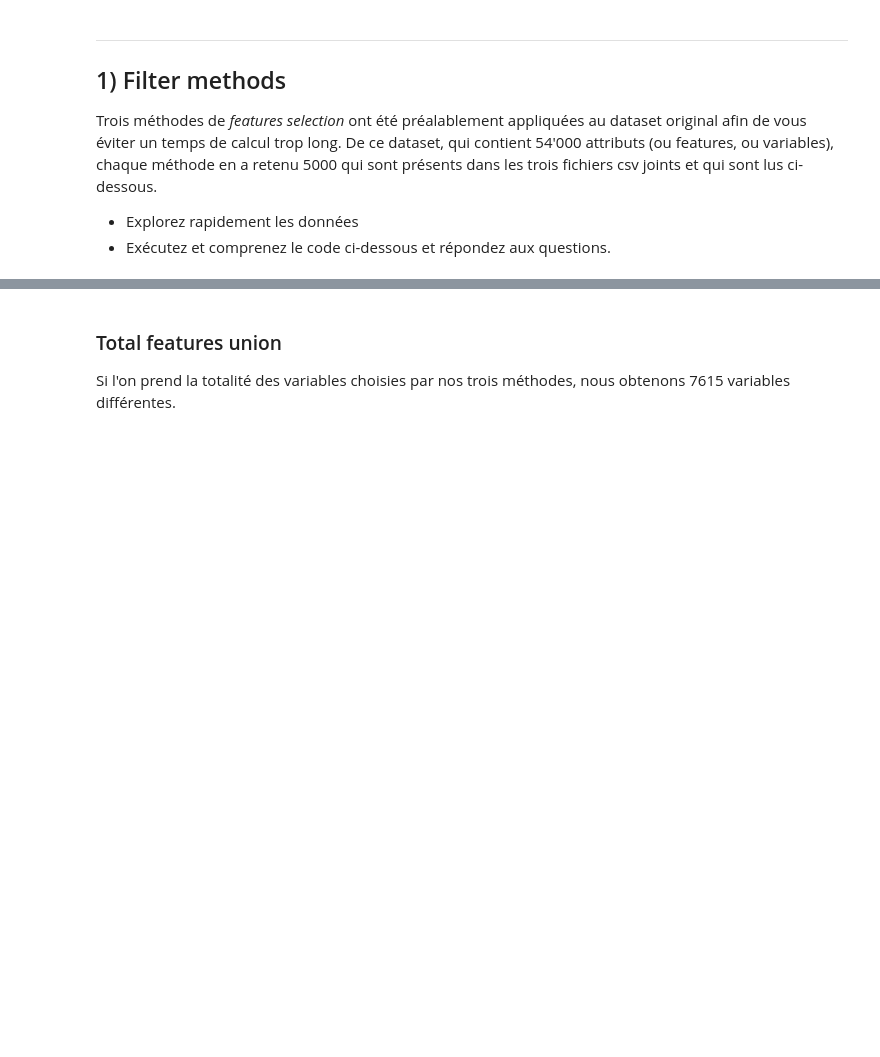
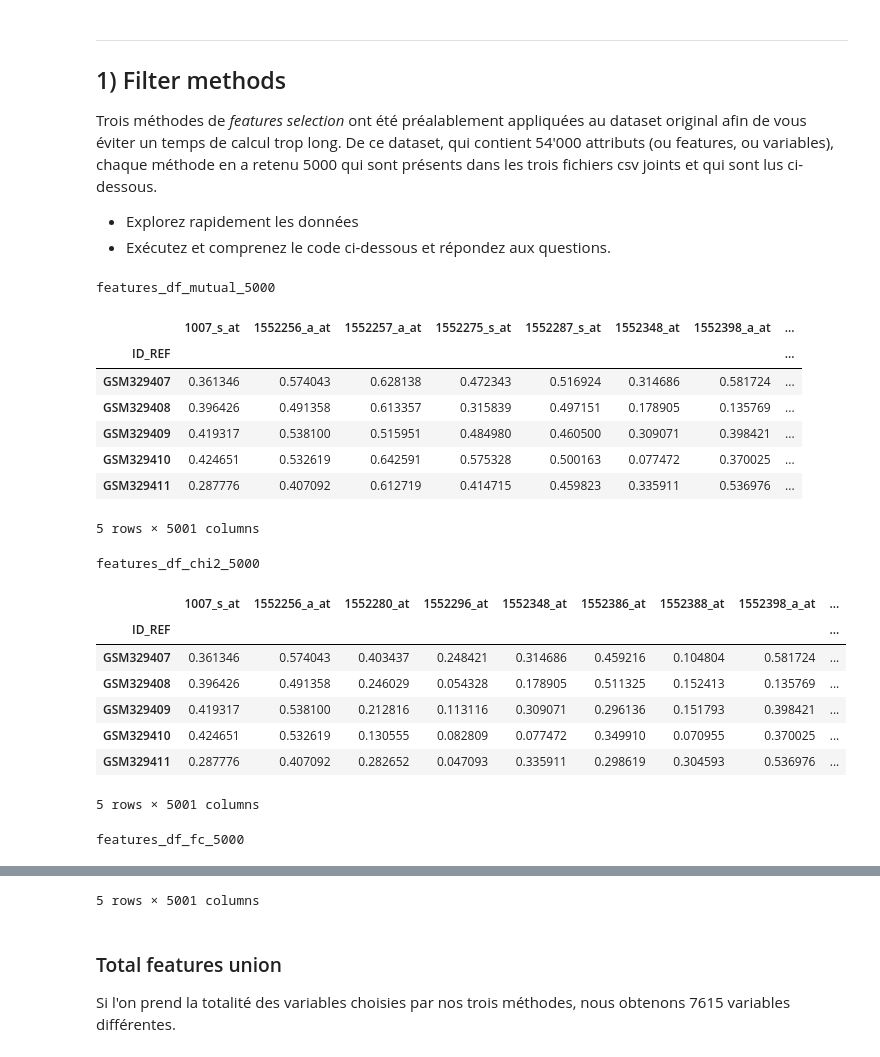
Before and after one commit to michaelstrefeler/XAI_Labs, a Jupyter notebook: TP1_Feature_Selection/XAI_TP1_2025_Billeter_Strefeler.ipynb, the cells around one changed output, grey strips where cells are left out. Saved outputs shown, nothing was run; the diff lists cells and outputs as text; code cells hidden in the pictures; blank space fills up the shorter version.

```diff
--- a/TP1_Feature_Selection/XAI_TP1_2025_Billeter_Strefeler.ipynb
+++ b/TP1_Feature_Selection/XAI_TP1_2025_Billeter_Strefeler.ipynb
@@ -82,3 +82,29 @@ features_df_chi2_5000 = pd.read_csv("./data/features_df_chi2_5000.csv", index_co
 features_df_fc_5000 = pd.read_csv("./data/features_df_fc_5000.csv", index_col='ID_REF')
 # %%
 # Explorez rapidement les 3 DataFrames pour bien comprendre les données.
+print('features_df_mutual_5000')
+display(features_df_mutual_5000.head())
+print('features_df_chi2_5000')
+display(features_df_chi2_5000.head())
+print('features_df_fc_5000')
+display(features_df_fc_5000.head())
+# %% [output]
+features_df_mutual_5000
+|  | 1007_s_at | 1552256_a_at | 1552257_a_at | 1552275_s_at | 1552287_s_at | 1552348_at | 1552398_a_at | ... |
+| ID_REF |  |  |  |  |  |  |  | ... |
+| GSM329407 | 0.361346 | 0.574043 | 0.628138 | 0.472343 | 0.516924 | 0.314686 | 0.581724 | ... |
+| GSM329408 | 0.396426 | 0.491358 | 0.613357 | 0.315839 | 0.497151 | 0.178905 | 0.135769 | ... |
+| GSM329409 | 0.419317 | 0.538100 | 0.515951 | 0.484980 | 0.460500 | 0.309071 | 0.398421 | ... |
+| GSM329410 | 0.424651 | 0.532619 | 0.642591 | 0.575328 | 0.500163 | 0.077472 | 0.370025 | ... |
+| GSM329411 | 0.287776 | 0.407092 | 0.612719 | 0.414715 | 0.459823 | 0.335911 | 0.536976 | ... |
+5 rows × 5001 columns
+features_df_chi2_5000
+|  | 1007_s_at | 1552256_a_at | 1552280_at | 1552296_at | 1552348_at | 1552386_at | 1552388_at | 1552398_a_at | ... |
+| ID_REF |  |  |  |  |  |  |  |  | ... |
+| GSM329407 | 0.361346 | 0.574043 | 0.403437 | 0.248421 | 0.314686 | 0.459216 | 0.104804 | 0.581724 | ... |
+| GSM329408 | 0.396426 | 0.491358 | 0.246029 | 0.054328 | 0.178905 | 0.511325 | 0.152413 | 0.135769 | ... |
+| GSM329409 | 0.419317 | 0.538100 | 0.212816 | 0.113116 | 0.309071 | 0.296136 | 0.151793 | 0.398421 | ... |
+| GSM329410 | 0.424651 | 0.532619 | 0.130555 | 0.082809 | 0.077472 | 0.349910 | 0.070955 | 0.370025 | ... |
+| GSM329411 | 0.287776 | 0.407092 | 0.282652 | 0.047093 | 0.335911 | 0.298619 | 0.304593 | 0.536976 | ... |
+5 rows × 5001 columns
+features_df_fc_5000
@@ -85,3 +118,4 @@ features_df_fc_5000 = pd.read_csv("./data/features_df_fc_5000.csv", index_col='I
+5 rows × 5001 columns
 # %%
 # Get the column names (features names / noms d'attributs)
 cols_mutual = list(features_df_mutual_5000.columns)
```
Also changed, not shown: parts of 12 cells of this notebook.
